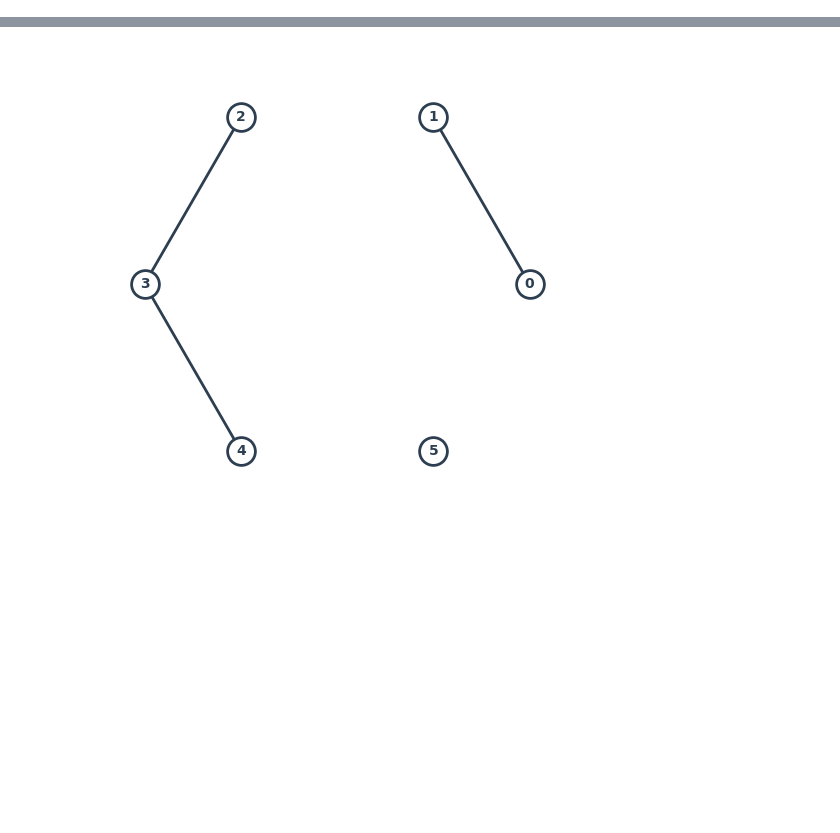
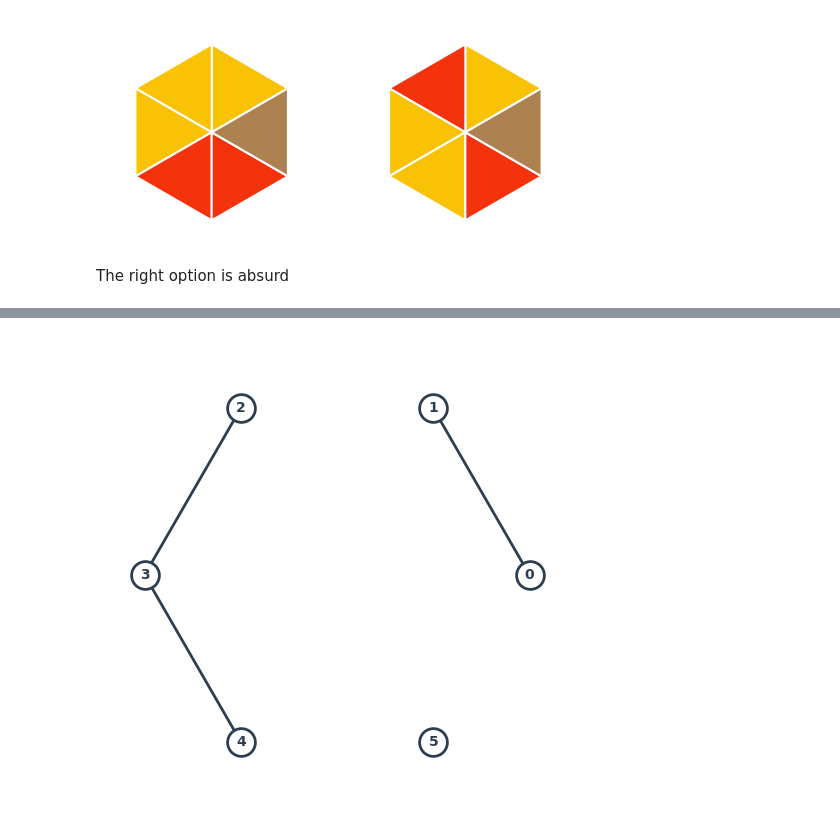
Before and after one commit to yairmau/blog, a Jupyter notebook: posts/2026-05-15-group-theory/index.ipynb, the cells around one changed output, grey strips where cells are left out. Cells and saved outputs as stored; diff of their text form; code cells hidden in the pictures; blank space fills up the shorter version.

```diff
--- a/posts/2026-05-15-group-theory/index.ipynb
+++ b/posts/2026-05-15-group-theory/index.ipynb
@@ -5,0 +22,9 @@ https://www.youtube.com/watch?v=1XsXRUsNEC4
+# %%
+fig, ax = plt.subplots(1, 2, figsize=(6, 6))
+rng = np.random.default_rng(seed=0)
+draw_hex_pizza(ax[0], [0, 0, 0, 1, 1, 2])
+draw_hex_pizza(ax[1], [0, 1, 0, 0, 1, 2])
+# %% [output]
+[figure, added]
+# %% [markdown]
+The right option is absurd
```
Also changed, not shown: parts of 6 cells of this notebook, 40 other files.
